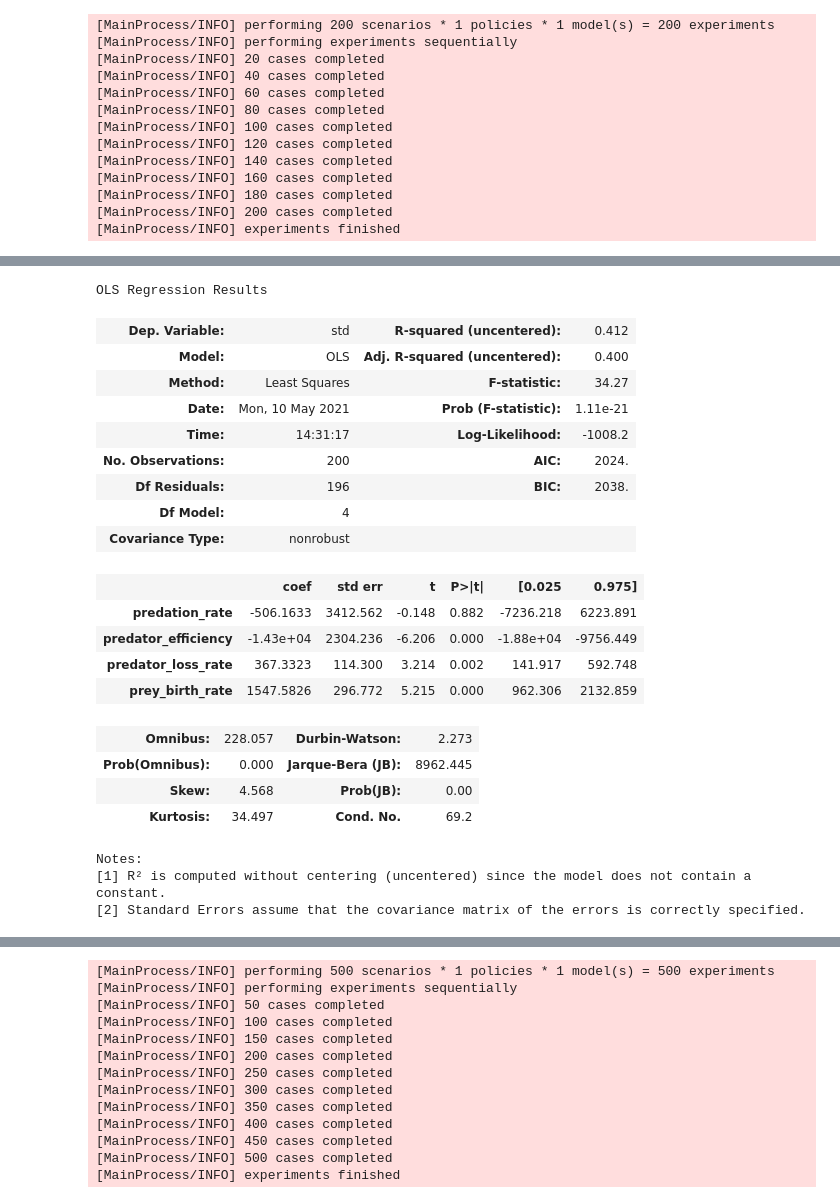
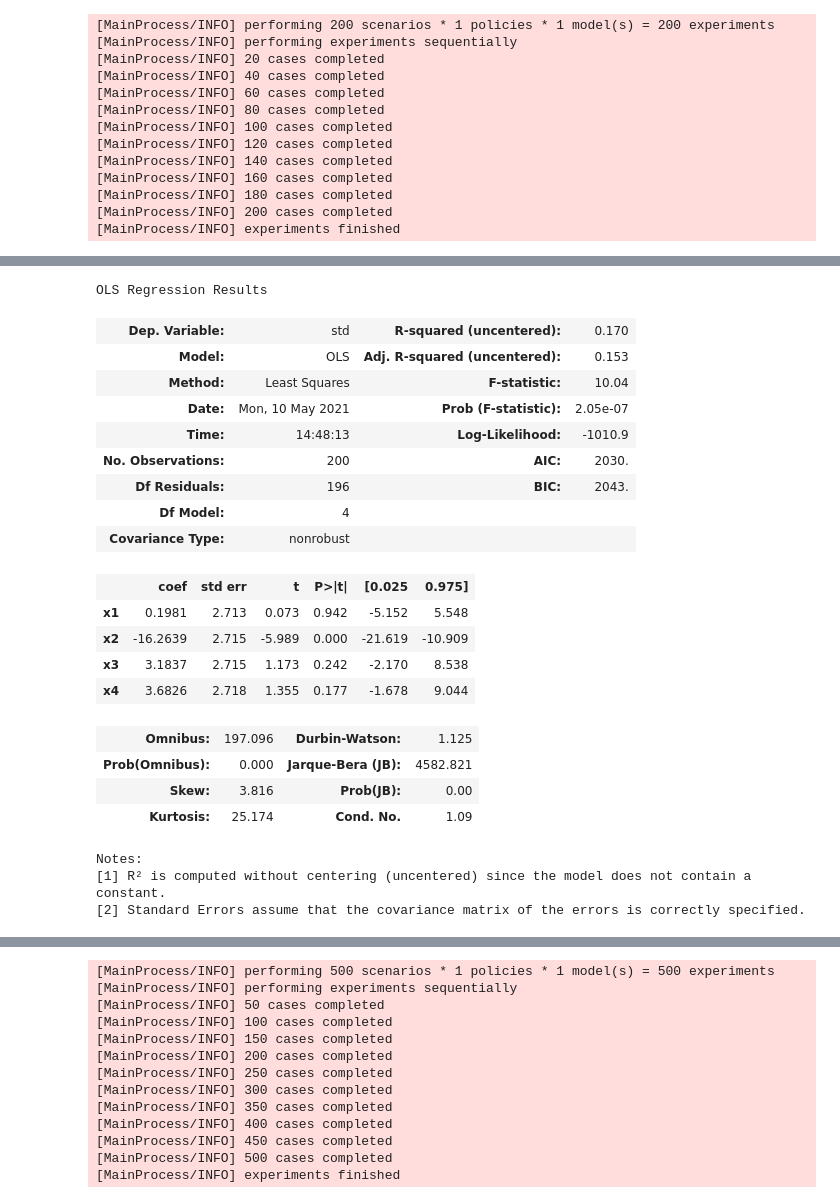
Before and after one commit to floristevito/EPA1361, a Jupyter notebook: lab_sessions/Week 3-4 - vulnerability analysis/assignment 6 - sensitivity analysis.ipynb, the cells around one changed output, grey strips where cells are left out. Cells and saved outputs as stored; diff of their text form; code cells hidden in the pictures.

```diff
--- a/lab_sessions/Week 3-4 - vulnerability analysis/assignment 6 - sensitivity analysis.ipynb
+++ b/lab_sessions/Week 3-4 - vulnerability analysis/assignment 6 - sensitivity analysis.ipynb
@@ -132,28 +150,28 @@ X
 # %%
 from statsmodels.regression.linear_model import OLS
 # %%
-regression_model = OLS(Y['std'], X).fit()
+regression_model = OLS(Y['std'], scaled_data).fit()
 regression_model.summary()
 # %% [output]
 OLS Regression Results
-| Dep. Variable: | std | R-squared (uncentered): | 0.412 |
-| Model: | OLS | Adj. R-squared (uncentered): | 0.400 |
-| Method: | Least Squares | F-statistic: | 34.27 |
-| Date: | Mon, 10 May 2021 | Prob (F-statistic): | 1.11e-21 |
-| Time: | 14:31:17 | Log-Likelihood: | -1008.2 |
-| No. Observations: | 200 | AIC: | 2024. |
-| Df Residuals: | 196 | BIC: | 2038. |
+| Dep. Variable: | std | R-squared (uncentered): | 0.170 |
+| Model: | OLS | Adj. R-squared (uncentered): | 0.153 |
+| Method: | Least Squares | F-statistic: | 10.04 |
+| Date: | Mon, 10 May 2021 | Prob (F-statistic): | 2.05e-07 |
+| Time: | 14:48:13 | Log-Likelihood: | -1010.9 |
+| No. Observations: | 200 | AIC: | 2030. |
+| Df Residuals: | 196 | BIC: | 2043. |
 | Df Model: | 4 |  |  |
 | Covariance Type: | nonrobust |  |  |
 |  | coef | std err | t | P>|t| | [0.025 | 0.975] |
-| predation_rate | -506.1633 | 3412.562 | -0.148 | 0.882 | -7236.218 | 6223.891 |
-| predator_efficiency | -1.43e+04 | 2304.236 | -6.206 | 0.000 | -1.88e+04 | -9756.449 |
-| predator_loss_rate | 367.3323 | 114.300 | 3.214 | 0.002 | 141.917 | 592.748 |
-| prey_birth_rate | 1547.5826 | 296.772 | 5.215 | 0.000 | 962.306 | 2132.859 |
+| x1 | 0.1981 | 2.713 | 0.073 | 0.942 | -5.152 | 5.548 |
+| x2 | -16.2639 | 2.715 | -5.989 | 0.000 | -21.619 | -10.909 |
+| x3 | 3.1837 | 2.715 | 1.173 | 0.242 | -2.170 | 8.538 |
+| x4 | 3.6826 | 2.718 | 1.355 | 0.177 | -1.678 | 9.044 |
-| Omnibus: | 228.057 | Durbin-Watson: | 2.273 |
-| Prob(Omnibus): | 0.000 | Jarque-Bera (JB): | 8962.445 |
-| Skew: | 4.568 | Prob(JB): | 0.00 |
-| Kurtosis: | 34.497 | Cond. No. | 69.2 |
+| Omnibus: | 197.096 | Durbin-Watson: | 1.125 |
+| Prob(Omnibus): | 0.000 | Jarque-Bera (JB): | 4582.821 |
+| Skew: | 3.816 | Prob(JB): | 0.00 |
+| Kurtosis: | 25.174 | Cond. No. | 1.09 |
 Notes:
 [1] R² is computed without centering (uncentered) since the model does not contain a constant.
 [2] Standard Errors assume that the covariance matrix of the errors is correctly specified.
```
Also changed, not shown: parts of 9 cells of this notebook.
